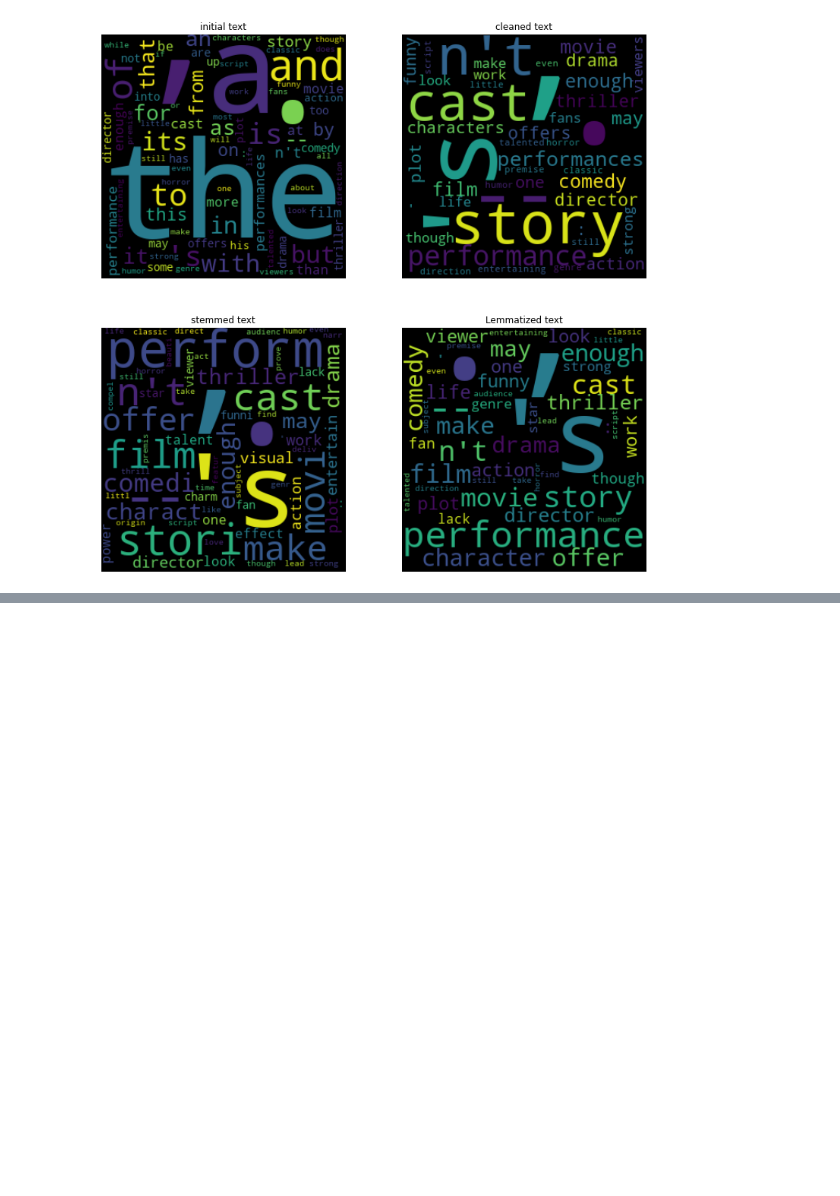
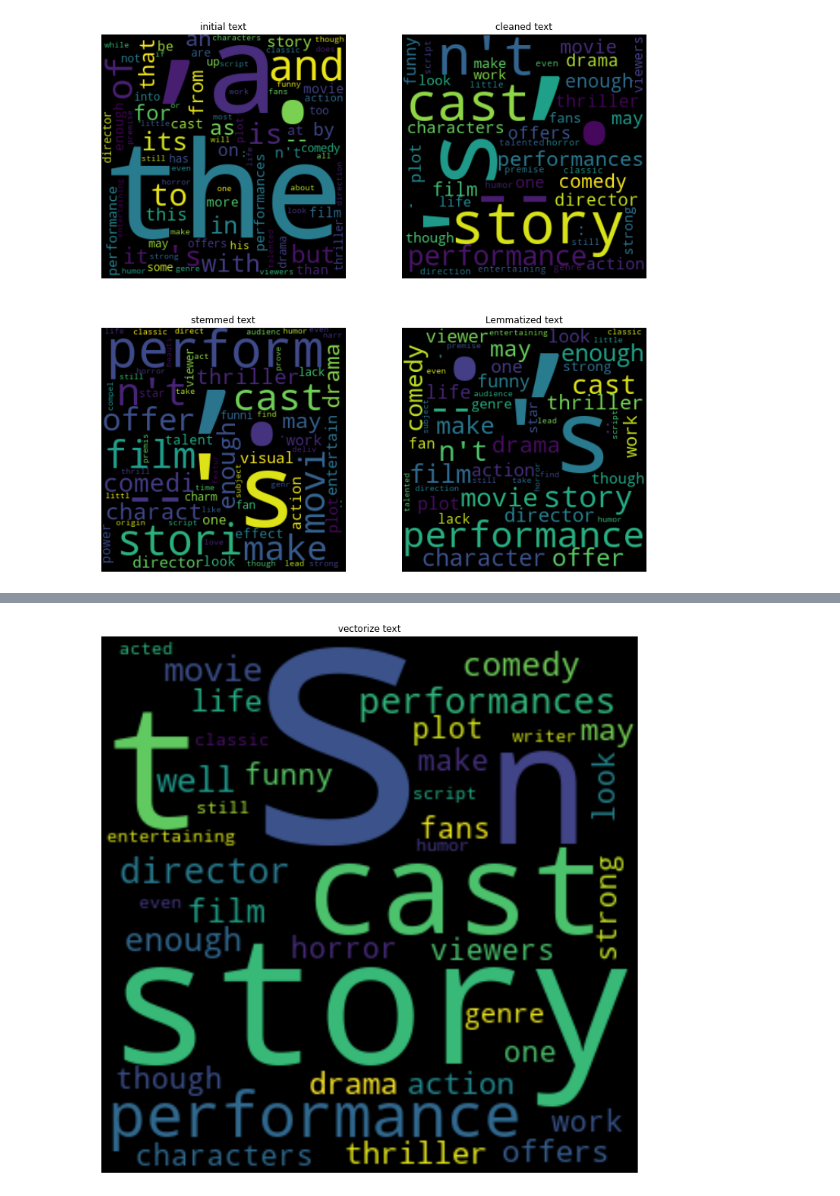
Before and after one commit to fdmdlb/nextflix, a Jupyter notebook: explore_roten_tomatoes.ipynb, the cells around one changed output, grey strips where cells are left out. Saved outputs shown, nothing was run; the diff lists cells and outputs as text; code cells hidden in the pictures; blank space fills up the shorter version.

Commit message:
Set titles and set analyse comment
Analyse  consensus content with wordcloud then NLKT
Set titles for each part

```diff
--- a/explore_roten_tomatoes.ipynb
+++ b/explore_roten_tomatoes.ipynb
@@ -326,0 +380,15 @@ FreqDist({',': 11327, '.': 9391, "'s": 3554, 'performance': 1353, '--': 1344, 's
+# %%
+fig = plt.subplots(figsize=(13,13))
+
+ax1 = plt.subplot()
+
+#initial text
+wordcloud = WordCloud(width=300, height=300, max_font_size=200, min_font_size=10)
+wordcloud.generate_from_frequencies(df_matrix.sum().sort_values(ascending=False).head(40))
+
+ax1.imshow(wordcloud, interpolation="bilinear")
+ax1.axis('off')
+ax1.set(title="vectorize text")
+plt.margins(x=0, y=0)
+# %% [output]
+[figure, added]
```
Also changed, not shown: parts of 10 cells of this notebook.
